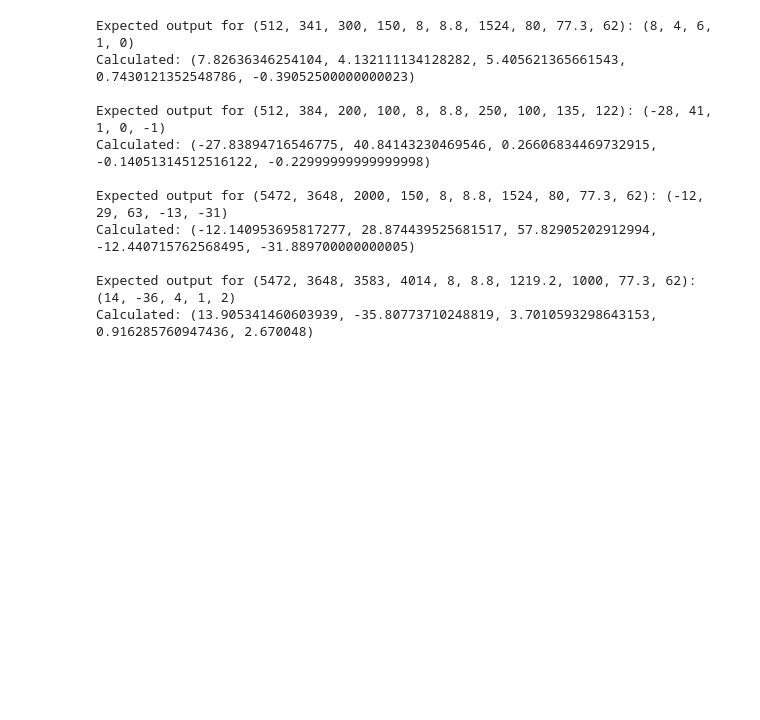
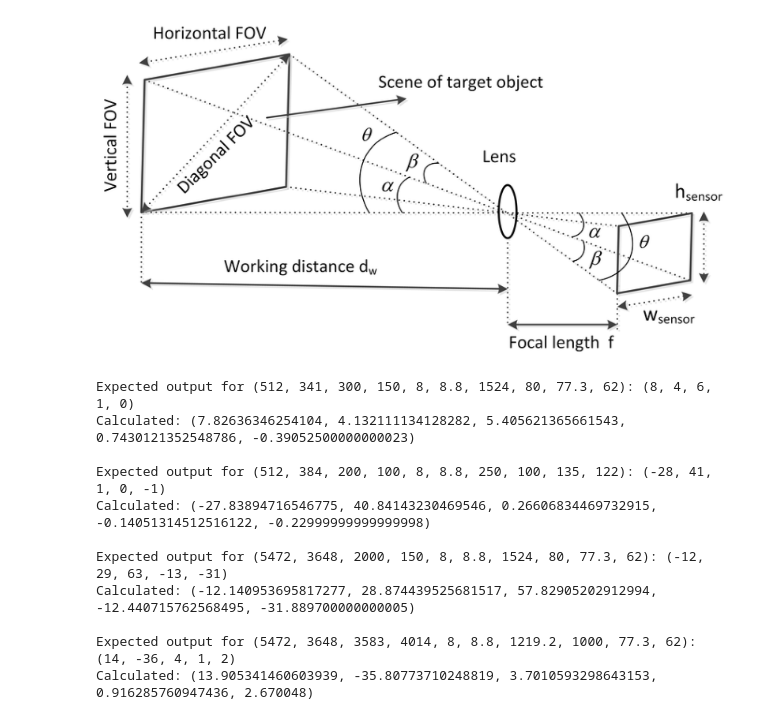
Before and after one commit to TheErickLiu/AVBotz_2023, a Jupyter notebook: AVBotz_Q-2.ipynb, the cells around one changed output. Cells and saved outputs as stored; diff of their text form; code cells hidden in the pictures; blank space fills up the shorter version.

```diff
--- a/AVBotz_Q-2.ipynb
+++ b/AVBotz_Q-2.ipynb
@@ -9,3 +15,8 @@ From the model below, I have derived the formulas needed to get the distance, of
+# %%
+from IPython.display import Image
+Image(filename="FOV_model.png")
+# %% [output]
+[figure, added]
 # %%
 import math
 import sys
```
Also changed, not shown: parts of 3 cells of this notebook, 7 other files.
